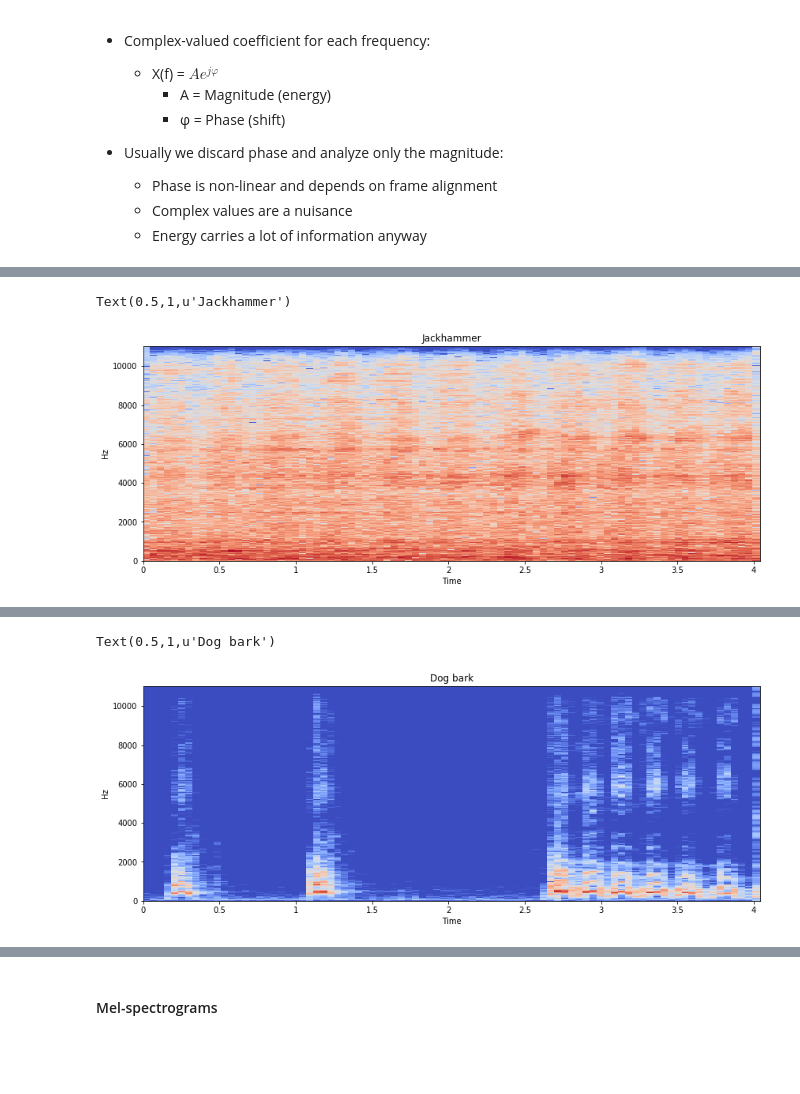
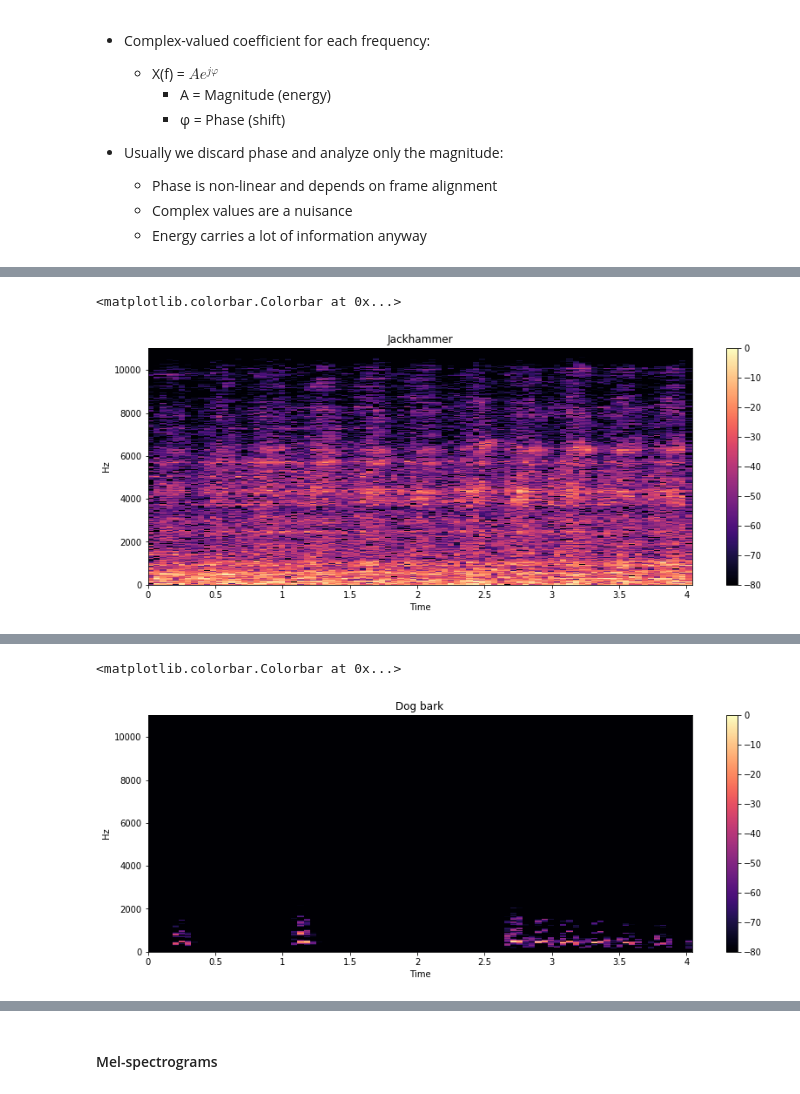
Before and after one commit to iwonasob/DLGdansk, a Jupyter notebook: Introduction_to_sound.ipynb, the cells around one changed output, grey strips where cells are left out. Drawn from its saved outputs; the diff is of its cells as text; code cells hidden in the pictures; blank space fills up the shorter version.

```diff
--- a/Introduction_to_sound.ipynb
+++ b/Introduction_to_sound.ipynb
@@ -126,12 +128,14 @@ ipd.Audio(data=jackhammer,rate=sr)
 # %%
 D_jackhammer =librosa.stft(jackhammer, n_fft=N_FFT, hop_length=HOP_SIZE, window = WINDOW, win_length = WIN_LENGTH)
 stft_jackhammer =np.abs(D_jackhammer)**2
 
-librosa.display.specshow(librosa.core.logamplitude(stft_jackhammer),sr=sr,hop_length=HOP_SIZE, x_axis='time', y_axis='linear')
+librosa.display.specshow(librosa.core.amplitude_to_db(stft_jackhammer, ref=np.max(stft_jackhammer)),
+                         sr=sr,hop_length=HOP_SIZE, x_axis='time', y_axis='linear')
 plt.title('Jackhammer')
+plt.colorbar()
 # %% [output]
-Text(0.5,1,u'Jackhammer')
+<matplotlib.colorbar.Colorbar at 0x...>
-[figure, old version]
+[figure, new version]
 # %%
 dog_bark, sr = librosa.load("wav/dog_bark.wav",mono=True)
 ipd.Audio(data=dog_bark,rate=sr)
@@ -141,11 +145,13 @@ ipd.Audio(data=dog_bark,rate=sr)
 D_dog_bark =librosa.stft(dog_bark, n_fft=N_FFT, hop_length=HOP_SIZE, window = WINDOW, win_length = WIN_LENGTH)
 stft_dog_bark =np.abs(D_dog_bark)**2
 
-librosa.display.specshow(librosa.core.logamplitude(stft_dog_bark),sr=sr,hop_length=HOP_SIZE, x_axis='time', y_axis='linear')
+librosa.display.specshow(librosa.core.amplitude_to_db(stft_dog_bark, ref=np.max(stft_dog_bark)),
+                         sr=sr, hop_length=HOP_SIZE, x_axis='time', y_axis='linear')
 plt.title('Dog bark')
+plt.colorbar()
 # %% [output]
-Text(0.5,1,u'Dog bark')
+<matplotlib.colorbar.Colorbar at 0x...>
-[figure, old version]
+[figure, new version]
 # %%
 children_playing, sr = librosa.load("wav/children_playing.wav",mono=True)
 ipd.Audio(data=children_playing,rate=sr)
```
Also changed, not shown: parts of 11 cells of this notebook, 5 other files.
